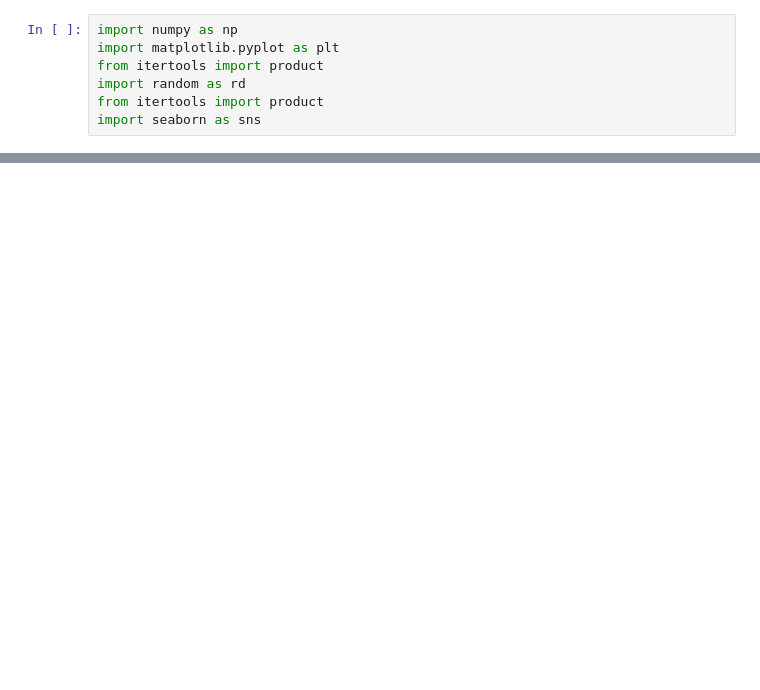
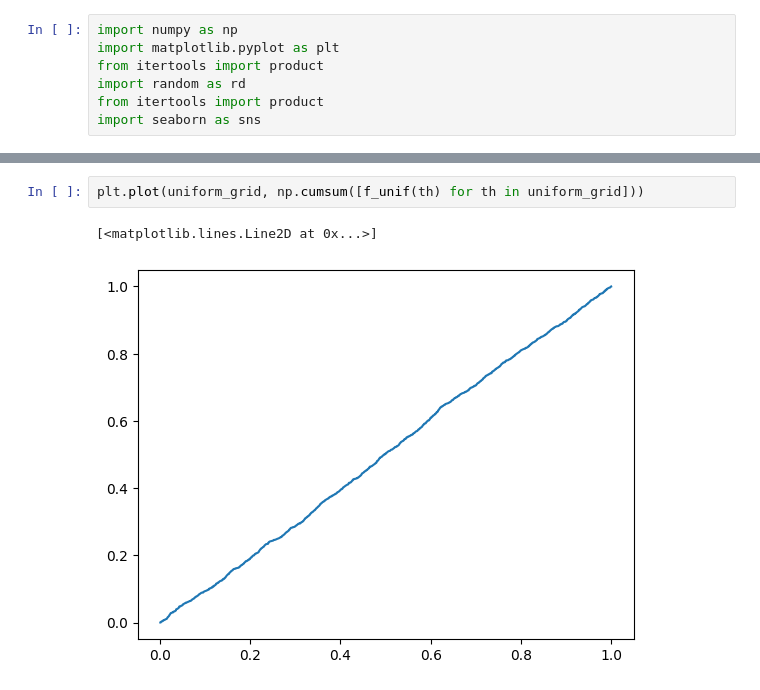
Before and after one commit to RaphaelWargon/sorting_univ, a Jupyter notebook: script/graph_functions_mechanism.ipynb, the cells around one changed output, grey strips where cells are left out. Cells and saved outputs as stored; diff of their text form; blank space fills up the shorter version.

```diff
--- a/script/graph_functions_mechanism.ipynb
+++ b/script/graph_functions_mechanism.ipynb
@@ -139,0 +45,5 @@ np.sum([output(th**2/29.55*T*f(th), th, 1-k*th) if th > min_th else 0 for th in
+# %%
+plt.plot(uniform_grid, np.cumsum([f_unif(th) for th in uniform_grid]))
+# %% [output]
+[<matplotlib.lines.Line2D at 0x...>]
+[figure, added]
```
Also changed, not shown: parts of 61 cells of this notebook, 11 other files.
